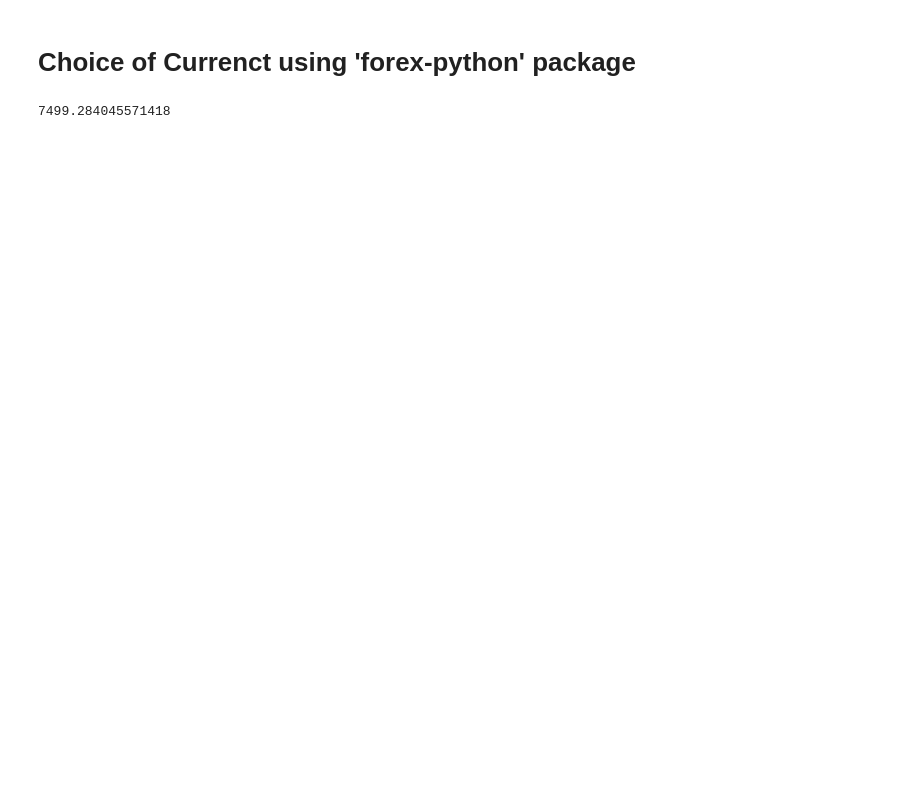
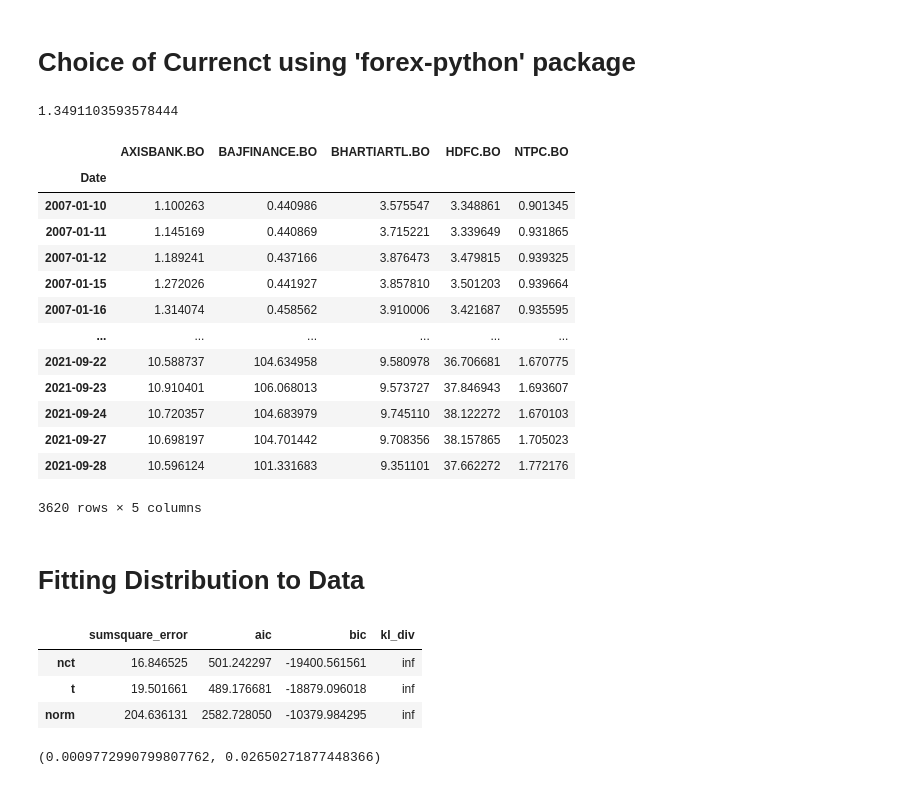
Before and after one commit to RonJohn990/PO_v2.0, a Jupyter notebook: BSE.ipynb, the cells around one changed output. Cells and saved outputs as stored; diff of their text form; code cells hidden in the pictures; blank space fills up the shorter version.

```diff
--- a/BSE.ipynb
+++ b/BSE.ipynb
@@ -234,6 +232,25 @@ usd_amt = 100.45
 gbp_amt = 100.45
 inr_amt = 100.45
 # %%
-c.convert('USD', 'INR', usd_amt)
+c.convert('INR', 'USD', inr_amt)
 # %% [output]
-7499.284045571418
+1.3491103593578444
+# %%
+c.convert('INR', 'USD', df_subset_vis)
+# %% [output]
+|  | AXISBANK.BO | BAJFINANCE.BO | BHARTIARTL.BO | HDFC.BO | NTPC.BO |
+| Date |  |  |  |  |  |
+| 2007-01-10 | 1.100263 | 0.440986 | 3.575547 | 3.348861 | 0.901345 |
+| 2007-01-11 | 1.145169 | 0.440869 | 3.715221 | 3.339649 | 0.931865 |
+| 2007-01-12 | 1.189241 | 0.437166 | 3.876473 | 3.479815 | 0.939325 |
+| 2007-01-15 | 1.272026 | 0.441927 | 3.857810 | 3.501203 | 0.939664 |
+| 2007-01-16 | 1.314074 | 0.458562 | 3.910006 | 3.421687 | 0.935595 |
+| ... | ... | ... | ... | ... | ... |
+| 2021-09-22 | 10.588737 | 104.634958 | 9.580978 | 36.706681 | 1.670775 |
+| 2021-09-23 | 10.910401 | 106.068013 | 9.573727 | 37.846943 | 1.693607 |
+| 2021-09-24 | 10.720357 | 104.683979 | 9.745110 | 38.122272 | 1.670103 |
+| 2021-09-27 | 10.698197 | 104.701442 | 9.708356 | 38.157865 | 1.705023 |
+| 2021-09-28 | 10.596124 | 101.331683 | 9.351101 | 37.662272 | 1.772176 |
+3620 rows × 5 columns
+# %% [markdown]
+# Fitting Distribution to Data
@@ -239,0 +267,7 @@ c.convert('USD', 'INR', usd_amt)
+# %%
+a
+# %% [output]
+|  | sumsquare_error | aic | bic | kl_div |
+| nct | 16.846525 | 501.242297 | -19400.561561 | inf |
+| t | 19.501661 | 489.176681 | -18879.096018 | inf |
+| norm | 204.636131 | 2582.728050 | -10379.984295 | inf |
@@ -239,0 +276,4 @@ c.convert('USD', 'INR', usd_amt)
+# %%
+param
+# %% [output]
+(0.0009772990799807762, 0.02650271877448366)
```
Also changed, not shown: parts of 21 cells of this notebook, 2 other files.
